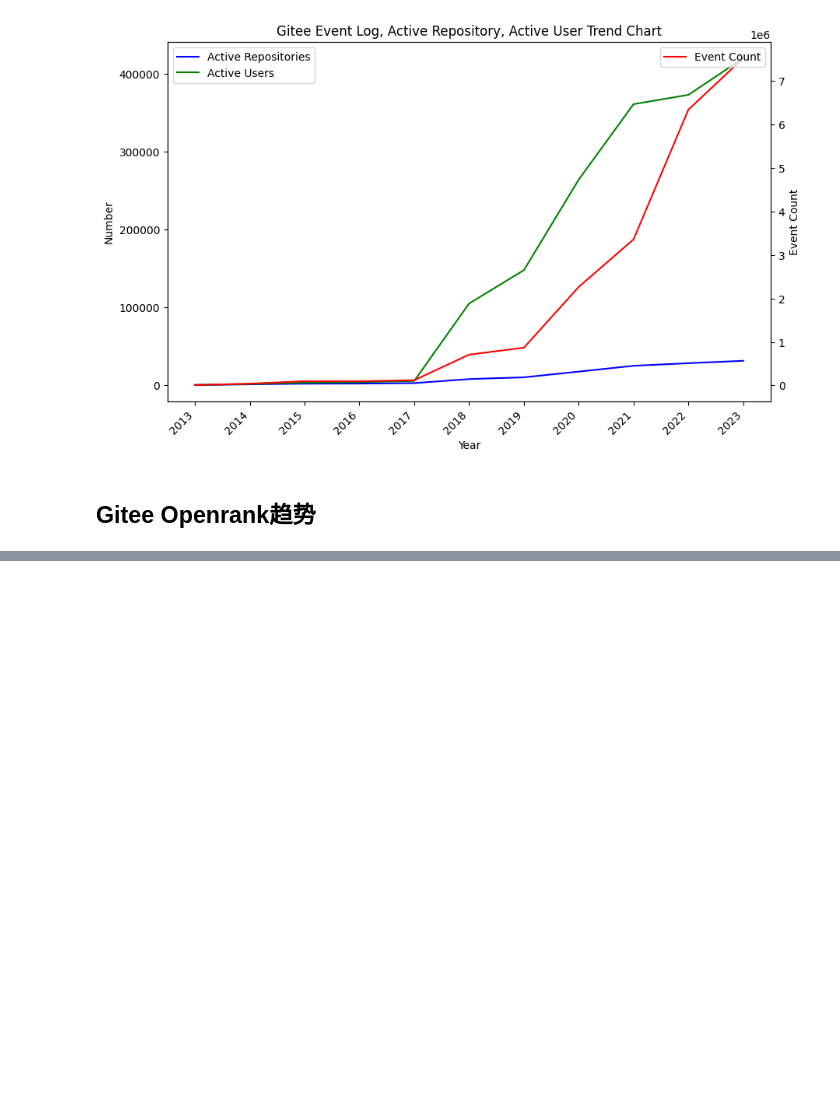
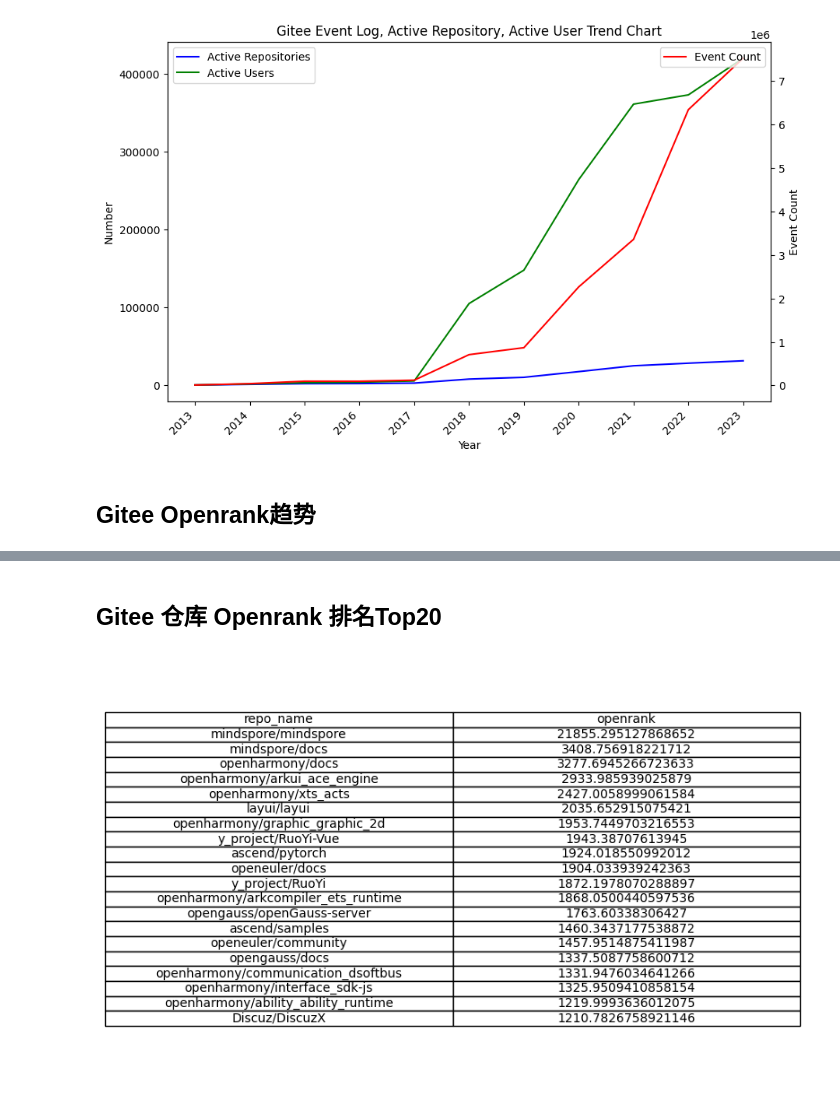
Before and after one commit to andyhuang18/OpenSourceDataInsight, a Jupyter notebook: insight.ipynb, the cells around one changed output, grey strips where cells are left out. Saved outputs shown, nothing was run; the diff lists cells and outputs as text; code cells hidden in the pictures; blank space fills up the shorter version.

```diff
--- a/insight.ipynb
+++ b/insight.ipynb
@@ -69,0 +95,21 @@ plt.show()
+# %% [markdown]
+## Gitee 仓库 Openrank 排名Top20
+# %%
+import pandas as pd
+import matplotlib.pyplot as plt
+
+data = pd.read_csv('./data/gitee_OpenrankByRepo.csv')
+
+top_20_data = data.head(20)
+
+top_20_data = top_20_data[['repo_name', 'openrank']]
+
+fig, ax = plt.subplots(figsize=(10, 6))
+table = ax.table(cellText=top_20_data.values,
+                 colLabels=top_20_data.columns, cellLoc='center', loc='center')
+
+ax.axis('off')
+
+plt.show()
+# %% [output]
+[figure, added]
```
Also changed, not shown: parts of 12 cells of this notebook, 5 other files.
